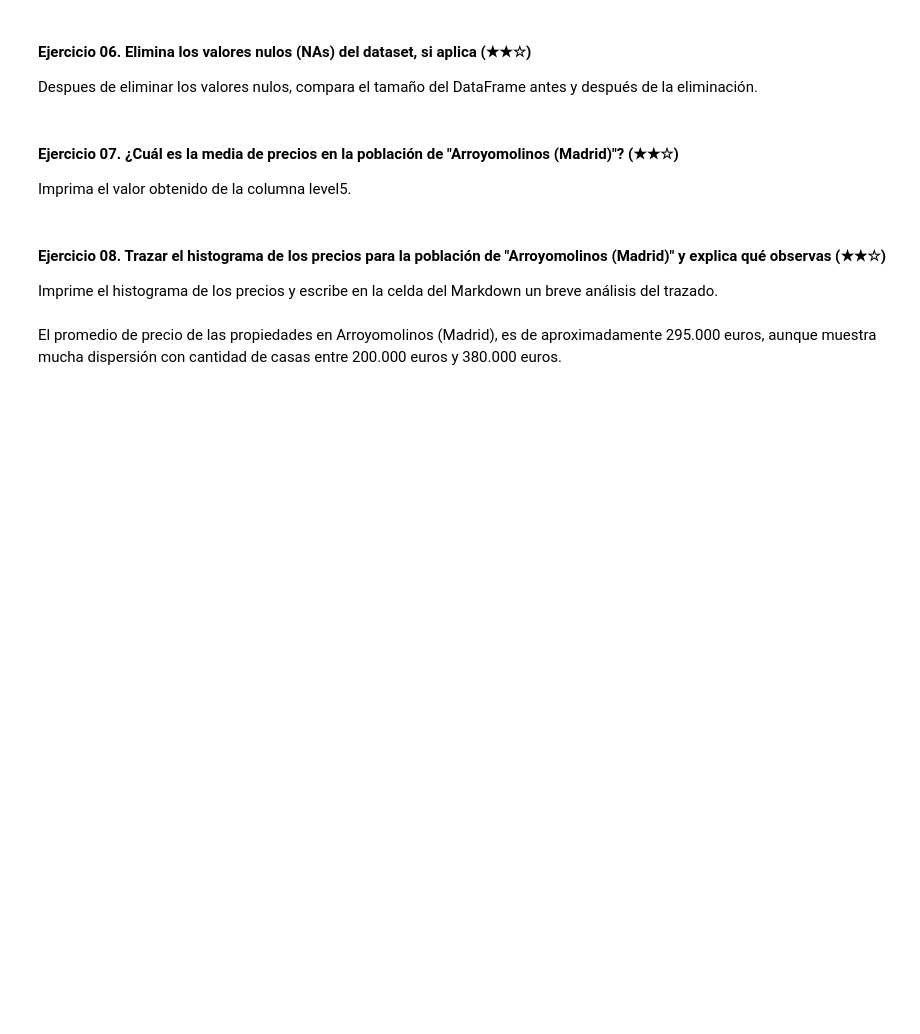
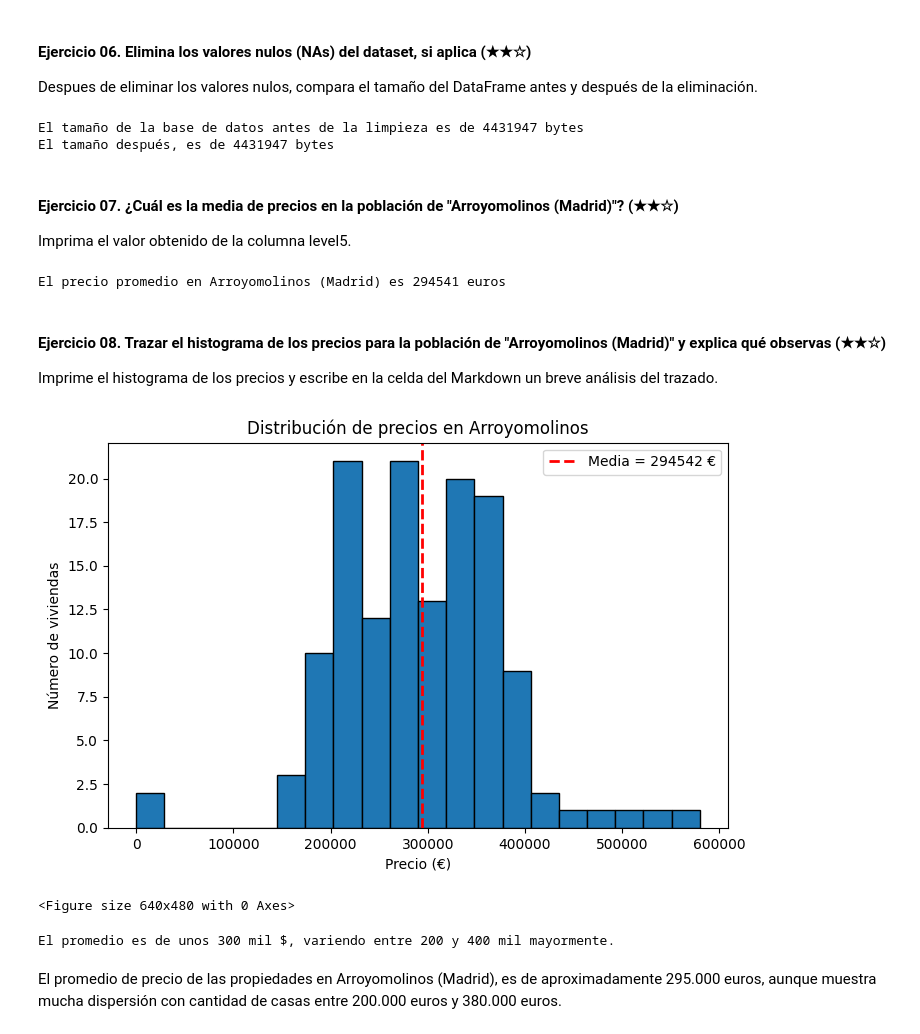
Before and after one commit to IgnacioSabinoG/data-clean-up-pandas-for-beginners-project, a Jupyter notebook: project.es.ipynb, the cells around one changed output. Drawn from its saved outputs; the diff is of its cells as text; code cells hidden in the pictures; blank space fills up the shorter version.

```diff
--- a/project.es.ipynb
+++ b/project.es.ipynb
@@ -163,17 +193,20 @@ print('El dataset posee valores nulos:', ds.isnull().values.any())
 
 Despues de eliminar los valores nulos, compara el tamaño del DataFrame antes y después de la eliminación.
 # %%
-# TODO
 print('El tamaño de la base de datos antes de la limpieza es de', ds.memory_usage().sum(), "bytes")
-ds = ds.fillna('')
+ds = ds.dropna()
 print('El tamaño después, es de', ds.memory_usage().sum(), "bytes")
+# %% [output]
+El tamaño de la base de datos antes de la limpieza es de 4431947 bytes
+El tamaño después, es de 4431947 bytes
 # %% [markdown]
 #### Ejercicio 07. ¿Cuál es la media de precios en la población de "Arroyomolinos (Madrid)"? (★★☆)
 
 Imprima el valor obtenido de la columna level5.
 # %%
-# TODO
-print('El precio promedio en Arroyomolinos (Madrid) es', int(ds.loc[ds['address'] == 'Arroyomolinos (Madrid)', 'price'].mean()), 'euros')
+print('El precio promedio en Arroyomolinos (Madrid) es', int(ds.loc[ds['level5'] == 'Arroyomolinos (Madrid)', 'price'].mean()), 'euros')
+# %% [output]
+El precio promedio en Arroyomolinos (Madrid) es 294541 euros
 # %% [markdown]
 #### Ejercicio 08. Trazar el histograma de los precios para la población de "Arroyomolinos (Madrid)" y explica qué observas (★★☆)
 
@@ -181,23 +214,26 @@ Imprime el histograma de los precios y escribe en la celda del Markdown un breve
 # %%
 import matplotlib.pyplot as plt
 # Trazar el histograma de precios
-pr_am = ds.loc[ds['address'].str.contains('Arroyomolinos (Madrid)', case=False, na=False, regex=False), 'price']
+pr_am = ds.loc[ds['level5'].str.contains('Arroyomolinos (Madrid)', case=False, na=False, regex=False), 'price']
 
 plt.figure(figsize=(8, 5))  # tamaño del gráfico
 plt.hist(pr_am, bins=20, edgecolor='black')
 
 plt.title('Distribución de precios en Arroyomolinos')
 plt.xlabel('Precio (€)')
 plt.ylabel('Número de viviendas')
 
-plt.show()
-
 media = pr_am.mean()
 plt.axvline(media, color='red', linestyle='--', linewidth=2, label=f'Media = {media:.0f} €')
 plt.legend()
 plt.show()
 
 plt.savefig("hist_precios_arroyo.png", dpi=300)
 plt.show()
+print("En Arroyomolinos el promedio es de unos 300 mil $, variendo entre 200 y 400 mil mayormente.")
+# %% [output]
+[figure, added]
+<Figure size 640x480 with 0 Axes>
+El promedio es de unos 300 mil $, variendo entre 200 y 400 mil mayormente.
 # %% [markdown]
 El promedio de precio de las propiedades en Arroyomolinos (Madrid), es de aproximadamente 295.000 euros, aunque muestra mucha dispersión con cantidad de casas entre 200.000 euros y 380.000 euros.
```
Also changed, not shown: parts of 10 cells of this notebook, 1 other file.
